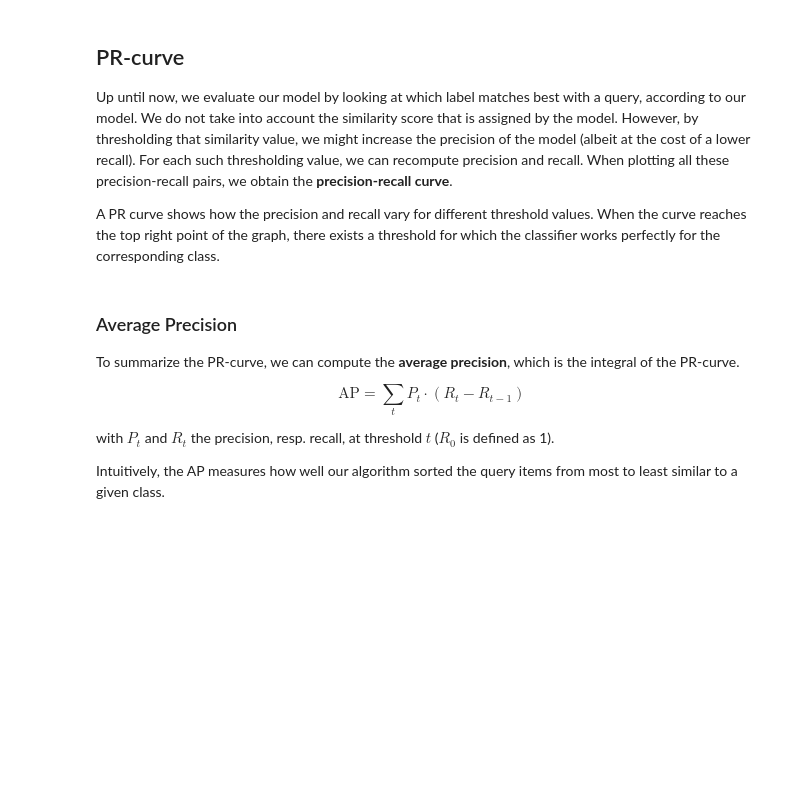
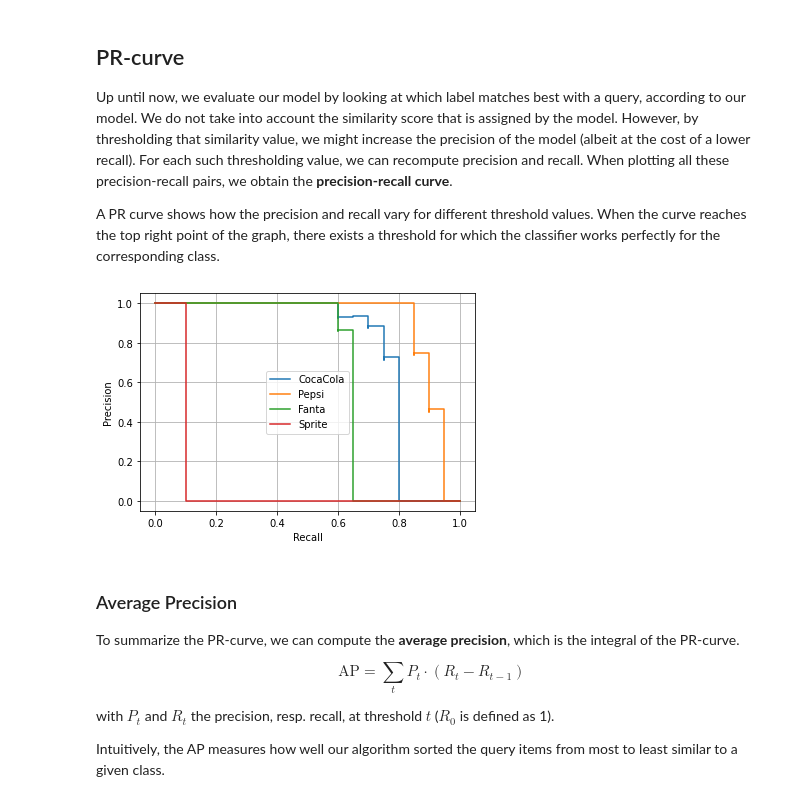
Before and after one commit to florisdf/maibi_cv, a Jupyter notebook: 2_classification/2_evaluation_metrics.ipynb, the cells around one changed output. Saved outputs shown, nothing was run; the diff lists cells and outputs as text; code cells hidden in the pictures; blank space fills up the shorter version.

```diff
--- a/2_classification/2_evaluation_metrics.ipynb
+++ b/2_classification/2_evaluation_metrics.ipynb
@@ -151,22 +160,24 @@ A PR curve shows how the precision and recall vary for different threshold value
 # %%
 from lib.evaluation_metrics import calc_pr_curve
 
 
 fig, ax = plt.subplots()
 
 for label in gallery_labels:
     p, r, _ = calc_pr_curve(label, sim_mat, gallery_labels, true_labels)
 
     # Add (1.0, 0.0) for nicer visualization
     p = np.array([0, *p])
     r = np.array([1, *r])
 
-    ax.plot(r, p, label=label)
-    ax.set_xlabel('Precision')
-    ax.set_ylabel('Recall')
+    ax.plot(r, p, label=label, drawstyle="steps-post")
+    ax.set_xlabel('Recall')
+    ax.set_ylabel('Precision')
 
 ax.grid()
 ax.legend();
+# %% [output]
+[figure, added]
 # %% [markdown]
 ### Average Precision
 
```
Also changed, not shown: parts of 7 cells of this notebook, 6 other files.
